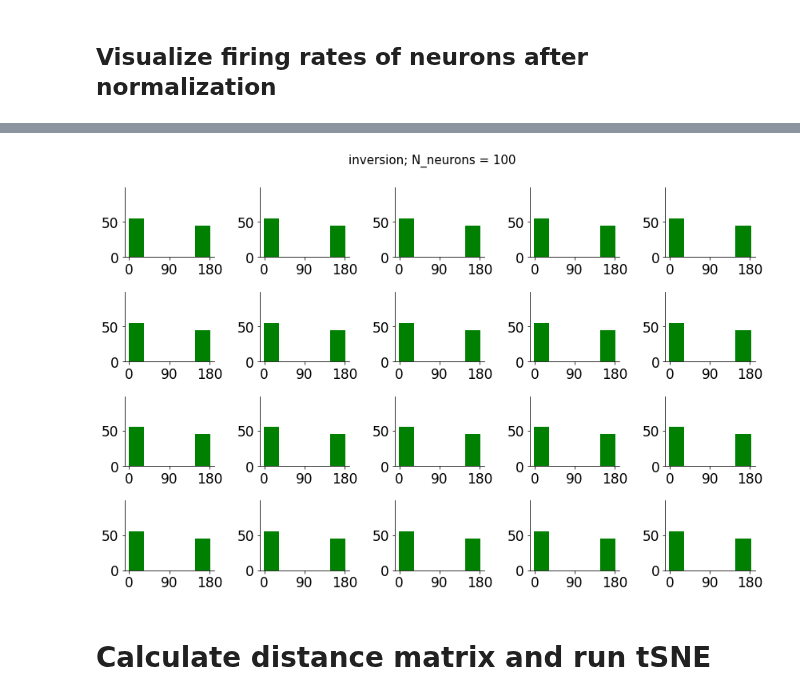
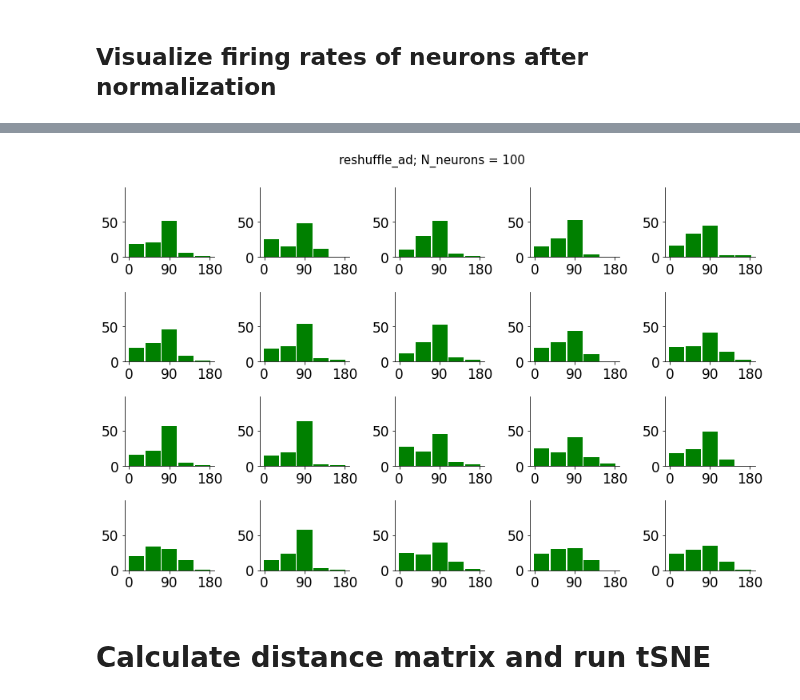
Before and after one commit to azaho/ccn_story3, a Jupyter notebook: netdist.ipynb, the cells around one changed output, grey strips where cells are left out. Drawn from its saved outputs; the diff is of its cells as text; code cells hidden in the pictures.

```diff
--- a/netdist.ipynb
+++ b/netdist.ipynb
@@ -281,7 +247,7 @@ for network_name, network in all_networks.items():
             t_d_from = delay0+input_time+20  # remove first 200 ms of delay
             t_d_to = delay0+input_time+delay1
 
-            if "lt" in name: model_parameterupdate = 50000
+            if '_ad' in name: model_parameterupdate = 2000
             array = np.load(name+f"/model_parameterupdate{model_parameterupdate}_fr.npy")
             temp = np.zeros((n_trials, 2, net_size))
             temp[:, 0, :] = np.mean(array.reshape(n_trials, total_time, net_size)[::, t_cue_from:t_cue_to, :], axis=1)
@@ -347,5 +313,5 @@ plt.show()
 # %%
-show_neurons = "reshuffle_test2"
+show_neurons = "reshuffle_ad"
 #show_neurons = "backprop_lt_pt"
 
 fig = plt.figure(figsize=(12,8))
@@ -366,34 +332,34 @@ for i in range(5):
 
         pref_angle_diff = np.copy(pref[0]-pref[1]) / np.pi * 180
         pref_angle_diff = np.abs(pref_angle_diff)
         pref_angle_diff[pref_angle_diff>180] = 360 - pref_angle_diff[pref_angle_diff>180]
         pref_angle_diff = pref_angle_diff[:]
 
 
         ax = fig.add_subplot(4, 5, 5*j+i+1)
 
         # Replacing torch.histc with numpy.histogram
         hist, edges = np.histogram(pref_angle_diff, bins=bins, range=(0, 180))
         hist = hist.astype(float) / np.sum(hist)
 
         x = np.linspace(0, 180, bins, endpoint=False)  # Generate bin centers
         if bins==5: x = x*1.033+16  # make the bars align
         if bins==7: x = x*1.033+10
         ax.bar(x, hist*100, align='center', width=180/bins/1.05, color="green")
 
 
         #ax.set_xlabel('preference change (deg)', fontsize=16)
         #ax.set_ylabel('% of neurons', fontsize=16)
         ax.set_xticks(np.arange(0, 181, 90))
         ax.set_ylim(0, ylim)
         ax.spines['top'].set_visible(False)
         ax.spines['right'].set_visible(False)
 
 plt.suptitle(f"{show_neurons}; N_neurons = {len(pref_angle_diff)}", fontsize=15)
 plt.tight_layout()
 plt.show()
 # %% [output]
-[figure, old version]
+[figure, new version]
 # %% [markdown]
 # Calculate distance matrix and run tSNE
 # %%
```
Also changed, not shown: parts of 7 cells of this notebook, 4 other files.
